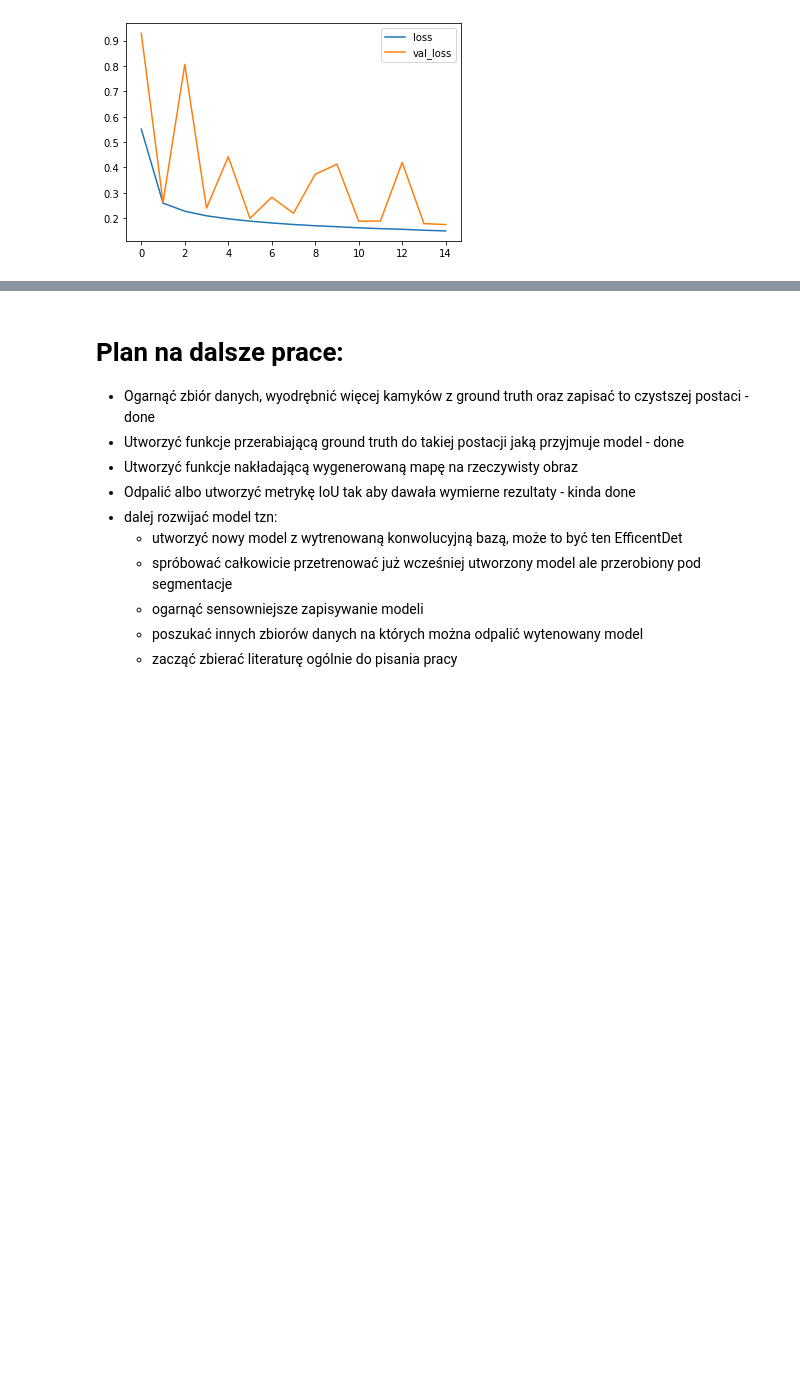
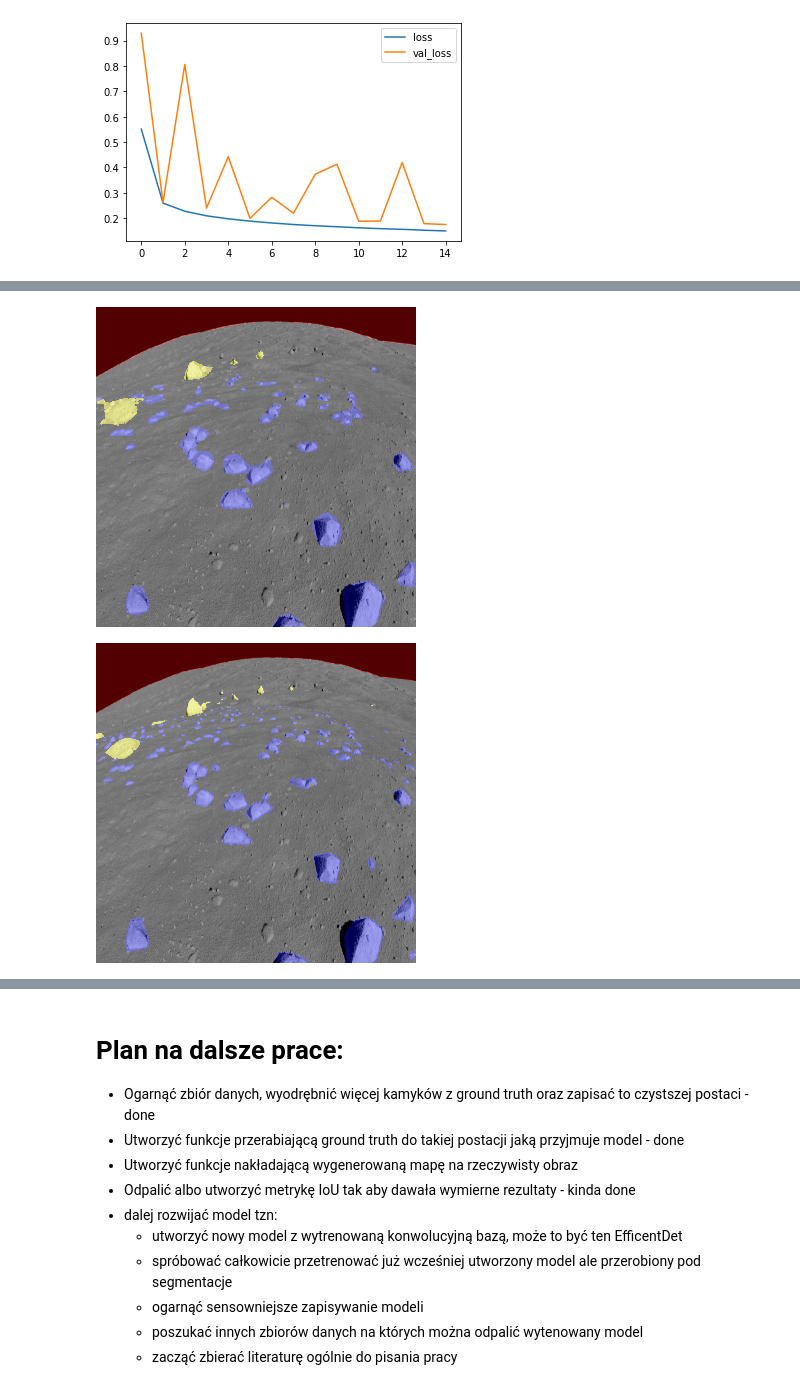
Before and after one commit to danielmarek22/Extraterrestial-Rock-Segmentation, a Jupyter notebook: TrainingPipeline_Collab.ipynb, the cells around one changed output, grey strips where cells are left out. Cells and saved outputs as stored; diff of their text form; code cells hidden in the pictures; blank space fills up the shorter version.

```diff
--- a/TrainingPipeline_Collab.ipynb
+++ b/TrainingPipeline_Collab.ipynb
@@ -310,3 +332,17 @@ display(pred_mask) # Model only sees inputs at 160x160
+# %%
+from skimage import color
+
+original = cv2.imread(val_input_img_paths[i])
+original = cv2.resize(original, img_size)
+
+final_predicted = color.label2rgb(np.asarray(pred_mask), original, bg_label=0)
+target_img = tf.keras.preprocessing.image.array_to_img(target)
+final_target = color.label2rgb(np.asarray(target_img), original, bg_label=0)
+display(tf.keras.preprocessing.image.array_to_img(final_predicted))
+display(tf.keras.preprocessing.image.array_to_img(final_target))
+# %% [output]
+[figure, added]
+[figure, added]
 # %%
 model_loaded = keras.models.load_model('seg_model_320x320.h5')
 model_loaded.summary()
```
Also changed, not shown: parts of 10 cells of this notebook.
